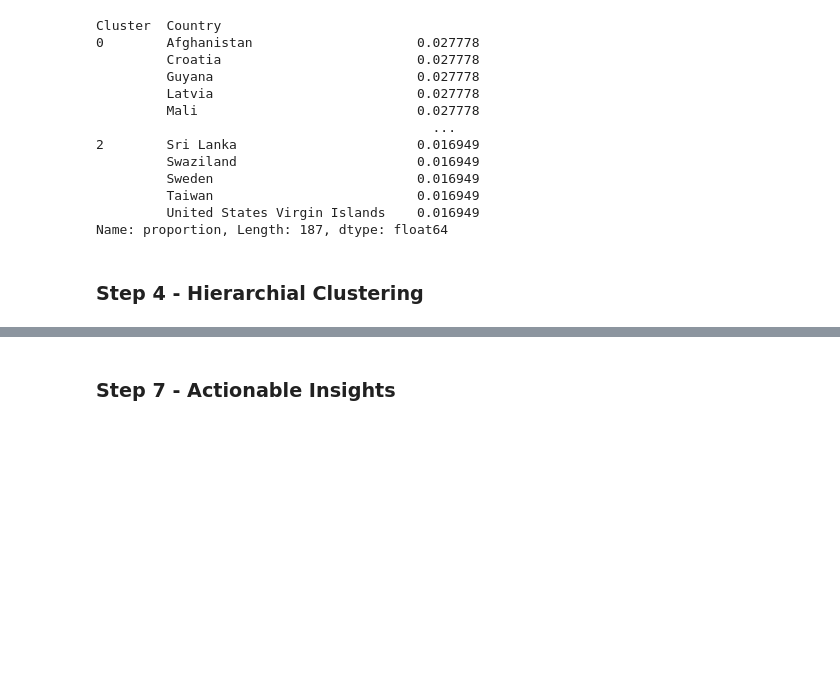
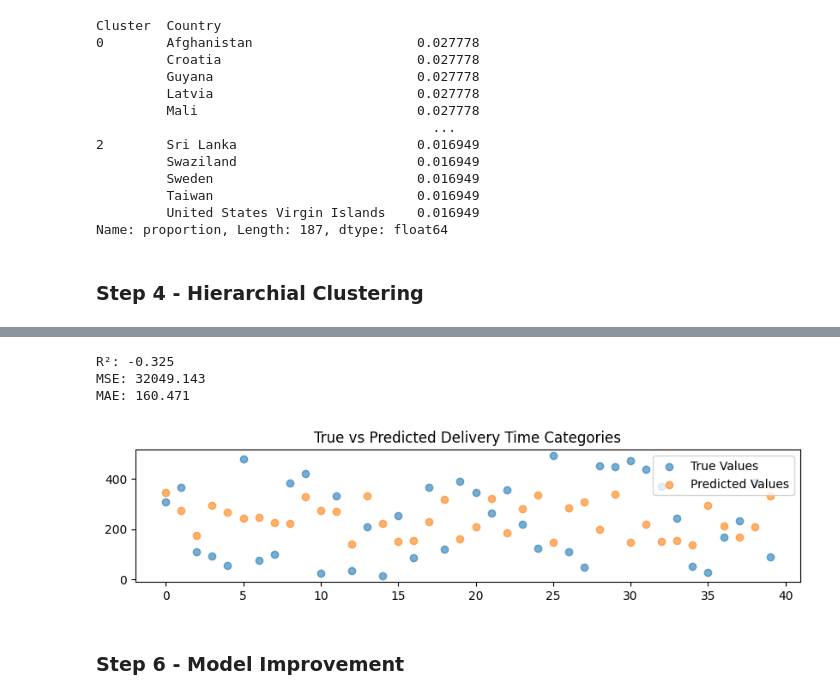
Before and after one commit to princypandya/Global-Pollution-Analysis-and-Energy-Recovery, a Jupyter notebook: Clustering_Neural_Network.ipynb, the cells around one changed output, grey strips where cells are left out. Saved outputs shown, nothing was run; the diff lists cells and outputs as text; code cells hidden in the pictures; blank space fills up the shorter version.

```diff
--- a/Clustering_Neural_Network.ipynb
+++ b/Clustering_Neural_Network.ipynb
@@ -278,0 +416,15 @@ Name: proportion, Length: 187, dtype: float64
+# %%
+X_nn = d[nn_features]
+y_nn = d['Energy_Recovered (in GWh)']
+# %%
+X_train, X_test, y_train, y_test = train_test_split(X_nn, y_nn, test_size=0.2, random_state=42)
+# %%
+model = Sequential([
+    Dense(16, activation='relu', input_shape=(X_train.shape[1],)),
+    Dense(8, activation='relu'),
+    Dense(1)
+])
+
+model.compile(optimizer='adam', loss='mse')
+
+history = model.fit(X_train, y_train, epochs=40)
@@ -278,0 +450,2 @@ Name: proportion, Length: 187, dtype: float64
+# %%
+y_pred = model.predict(X_test).flatten()
@@ -279,2 +454,25 @@ Name: proportion, Length: 187, dtype: float64
+# %%
+r2 = r2_score(y_test, y_pred)
+mse = mean_squared_error(y_test, y_pred)
+mae = mean_absolute_error(y_test, y_pred)
+
+print(f"R²: {r2:.3f}")
+print(f"MSE: {mse:.3f}")
+print(f"MAE: {mae:.3f}")
+# %% [output]
+R²: -0.325
+MSE: 32049.143
+MAE: 160.471
+# %%
+# y_pred vs y_test graph comparison
+plt.figure(figsize=(10,2))
+plt.scatter(range(len(y_test)), y_test, label='True Values', alpha=0.6)
+plt.scatter(range(len(y_pred)), y_pred, label='Predicted Values', alpha=0.6)
+plt.title('True vs Predicted Delivery Time Categories')
+plt.legend()
+plt.show()
+# the orange and blue values are predicted and true so the brown values are predicted correctly values
+# %% [output]
+[figure, added]
 # %% [markdown]
-<h3>Step 7 - Actionable Insights</h3>
+<h3>Step 6 - Model Improvement</h3>
```
Also changed, not shown: parts of 23 cells of this notebook.
